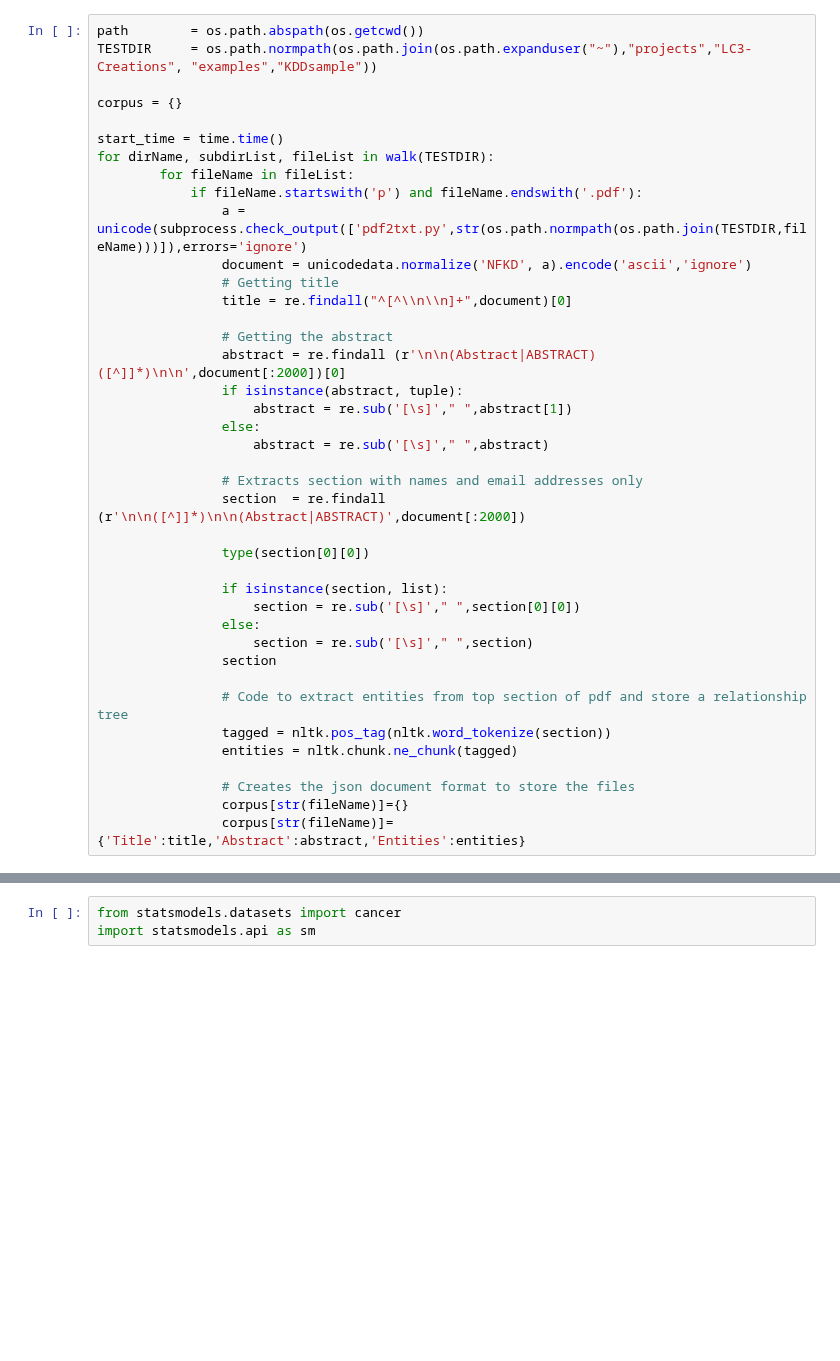
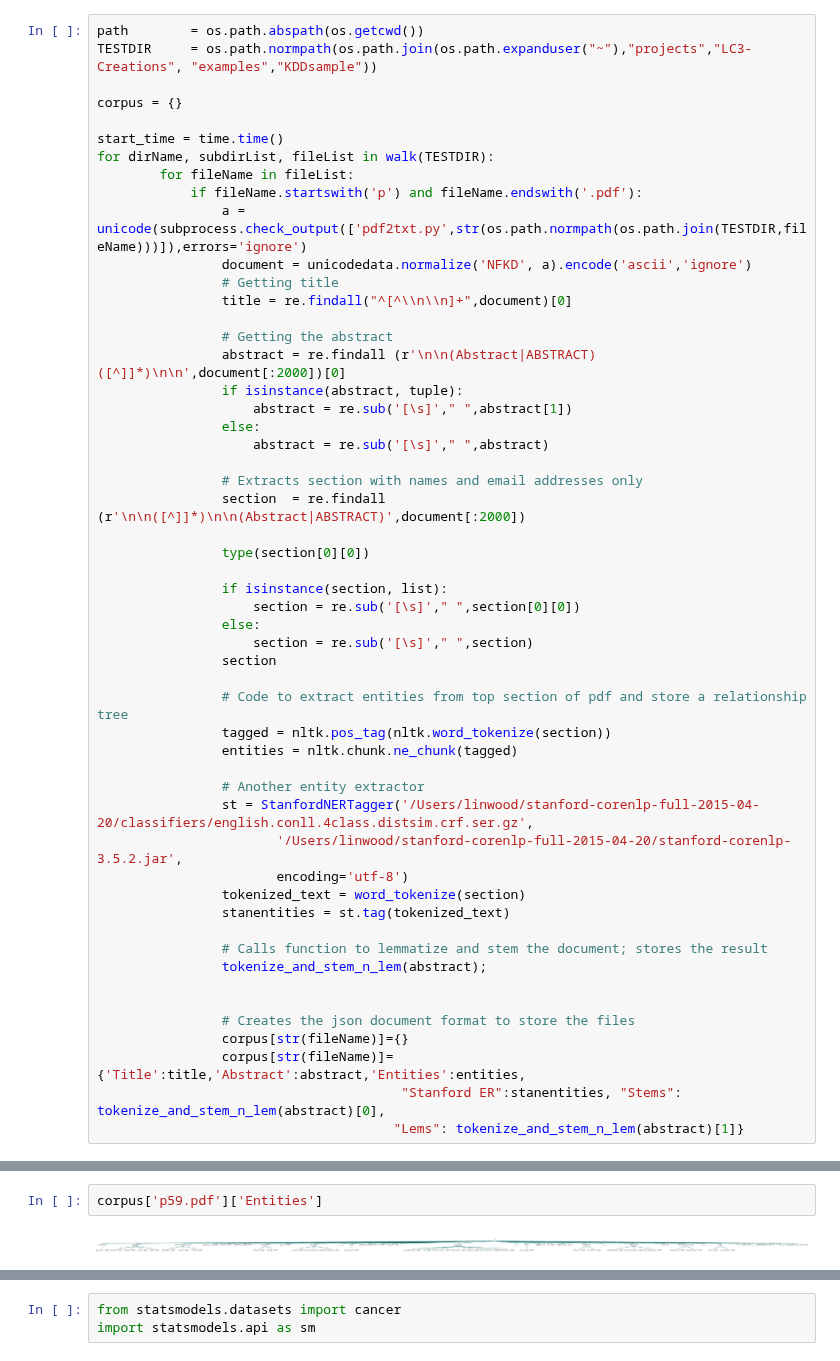
Before and after one commit to linwoodc3/LC3-Creations, a Jupyter notebook: notebooks/KDDSimilarity.ipynb, the cells around one changed output, grey strips where cells are left out. Drawn from its saved outputs; the diff is of its cells as text; blank space fills up the shorter version.

```diff
--- a/notebooks/KDDSimilarity.ipynb
+++ b/notebooks/KDDSimilarity.ipynb
@@ -50,6 +89,19 @@ for dirName, subdirList, fileList in walk(TESTDIR):
                 tagged = nltk.pos_tag(nltk.word_tokenize(section))
                 entities = nltk.chunk.ne_chunk(tagged)
 
+                # Another entity extractor
+                st = StanfordNERTagger('/Users/linwood/stanford-corenlp-full-2015-04-20/classifiers/english.conll.4class.distsim.crf.ser.gz',
+					   '/Users/linwood/stanford-corenlp-full-2015-04-20/stanford-corenlp-3.5.2.jar',
+					   encoding='utf-8')
+                tokenized_text = word_tokenize(section)
+                stanentities = st.tag(tokenized_text)
+
+                # Calls function to lemmatize and stem the document; stores the result
+                tokenize_and_stem_n_lem(abstract);
+
+
                 # Creates the json document format to store the files
                 corpus[str(fileName)]={}
-                corpus[str(fileName)]={'Title':title,'Abstract':abstract,'Entities':entities}
+                corpus[str(fileName)]={'Title':title,'Abstract':abstract,'Entities':entities,
+                                       "Stanford ER":stanentities, "Stems": tokenize_and_stem_n_lem(abstract)[0],
+                                      "Lems": tokenize_and_stem_n_lem(abstract)[1]}
@@ -75,0 +119,4 @@ corpus
+# %%
+corpus['p59.pdf']['Entities']
+# %% [output]
+[figure, added]
```
Also changed, not shown: parts of 33 cells of this notebook.
